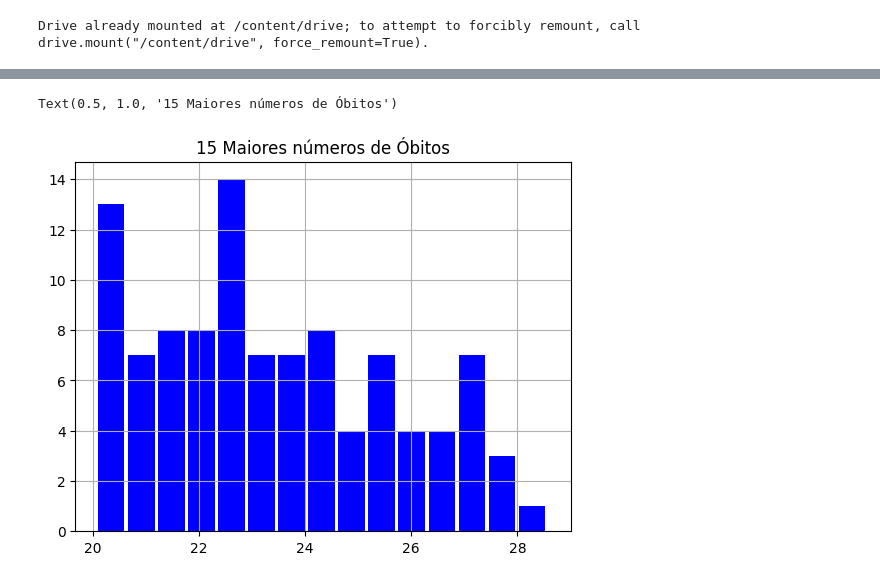
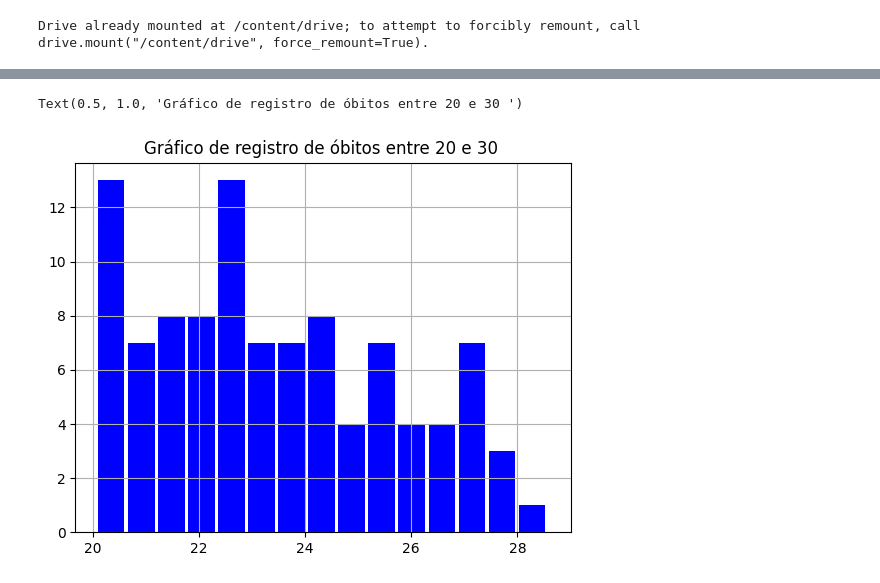
Before and after one commit to GabrielMarkss/GoogleColabBD, a Jupyter notebook: ProjetoTAVBD_Jeff.ipynb, the cells around one changed output, grey strips where cells are left out. Cells and saved outputs as stored; diff of their text form; code cells hidden in the pictures.

```diff
--- a/ProjetoTAVBD_Jeff.ipynb
+++ b/ProjetoTAVBD_Jeff.ipynb
@@ -125,17 +122,17 @@ plt.show()
-# %%
-dataset[(dataset['Óbitos'] >= 20) & (dataset['Óbitos'] <= 30)] ['Óbitos'].hist(bins=15, color='blue',width=0.5)
-plt.title('15 Maiores números de Óbitos')
-# %% [output]
-Text(0.5, 1.0, '15 Maiores números de Óbitos')
-[figure, removed]
 # %%
+dataset[(dataset['Óbitos'] >= 20) & (dataset['Óbitos'] <= 30)] ['Óbitos'].hist(bins=15, color='blue',width=0.5)
+plt.title('Gráfico de registro de óbitos entre 20 e 30 ')
+
 # # filtra o conjunto de dados para incluir apenas as linhas onde o número de mortes ('Óbitos') está entre 20 e 30
 # # Seleciona-se a coluna [Óbitos] dos dados filtrados. Os dados resultantes são uma série contendo apenas as contagens de óbitos dentro do intervalo especificado.
 # # hist(bins=15): Este método cria um histograma com 15 compartimentos.
 # # color='blue': Define a cor das barras para azul.
 # # width=0.5: Define a largura das barras como 0,5.
 # dataset[(dataset['Óbitos'] >= 20) & (dataset['Óbitos'] <= 30)] ['Óbitos'].hist(bins=15, color='blue',width=0.5)
 
 # #Define um título.
 # plt.title('15 Maiores números de Óbitos')
+# %% [output]
+Text(0.5, 1.0, 'Gráfico de registro de óbitos entre 20 e 30 ')
+[figure, added]
 # %%
```
Also changed, not shown: parts of 25 cells of this notebook.
